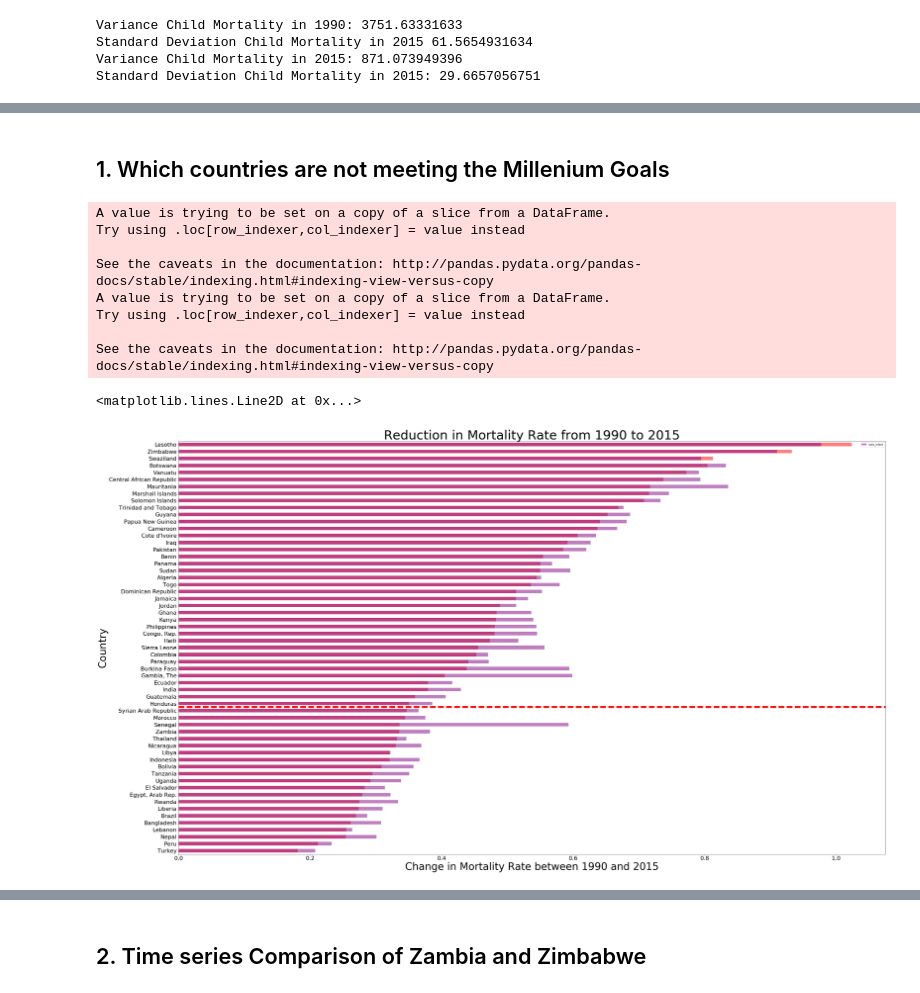
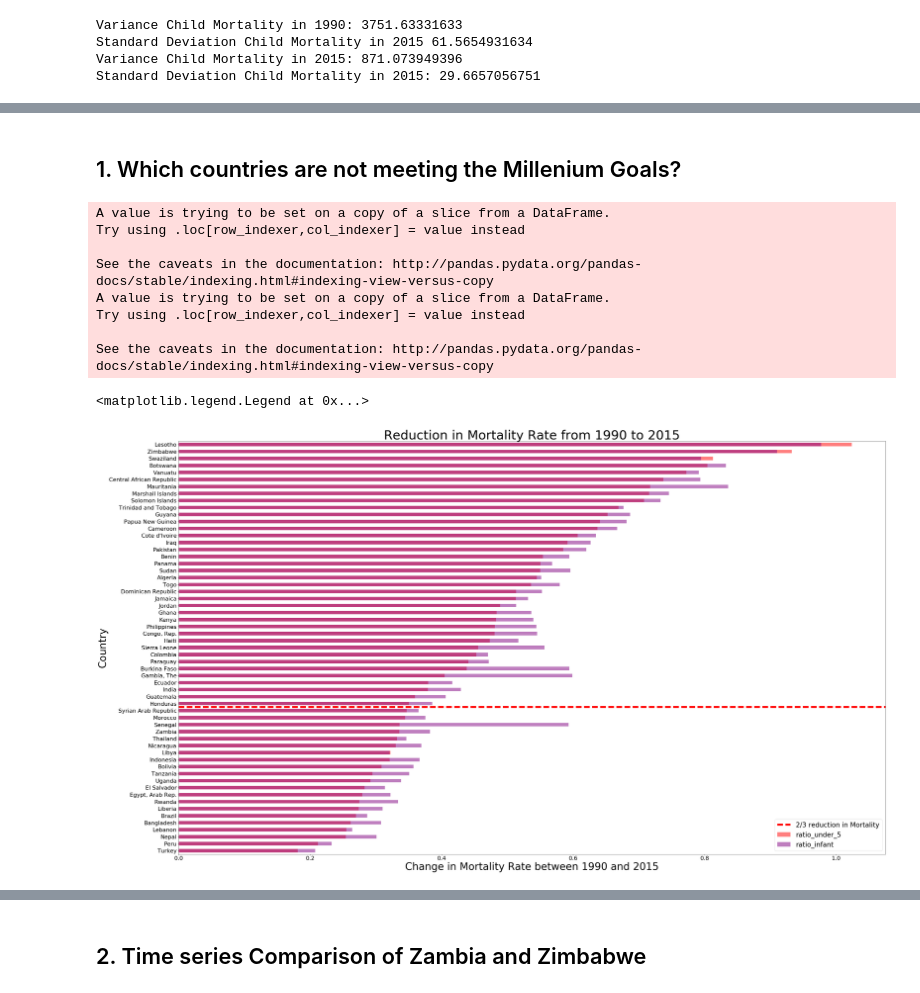
Before and after one commit to spaceport729/thinkful, a Jupyter notebook: Capstone_Project.ipynb, the cells around one changed output, grey strips where cells are left out. Saved outputs shown, nothing was run; the diff lists cells and outputs as text; code cells hidden in the pictures.

```diff
--- a/Capstone_Project.ipynb
+++ b/Capstone_Project.ipynb
@@ -177,5 +182,5 @@ plt.yticks(fontsize=26)
 # %% [markdown]
-## 1. Which countries are not meeting the Millenium Goals
+## 1. Which countries are not meeting the Millenium Goals?
 # %%
 #Removing countries that had low under_5 and infant mortality in 1990
 df_high_mortality = df_mortality.ix[lambda df_mortality: df_mortality['1990']  > 25]
@@ -183,37 +188,35 @@ df_high_infant_mortality = df_high_mortality.ix[lambda df_high_mortality: df_hig
 df_high_under_5_mortality = df_high_mortality.ix[lambda df_high_mortality: df_high_mortality['Indicator Name'] == 'Mortality rate, under-5 (per 1,000)',:]
 
 df_high_infant_mortality['ratio_infant'] = [x/y for x,y in zip(df_high_infant_mortality['2015'], df_high_infant_mortality['1990'])]
 df_high_under_5_mortality['ratio_under_5'] = [x/y for x,y in zip(df_high_under_5_mortality['2015'], df_high_under_5_mortality['1990'])]
 
 
 #Calculate the reduced mortality between 1990 and 2015
-#df_high_mortality['ratio'] = df_high_mortality['2015'] / df_high_mortality['1990']
-#df_high_infant_mortality['ratio2'] = df_high_infant_mortality['2015'] / df_high_infant_mortality['1990']
 df_high_infant_mortality.index = df_high_infant_mortality['Country Name']
 df_high_under_5_mortality.index = df_high_under_5_mortality['Country Name']
-
 df_combined_result = pd.concat([df_high_infant_mortality['Country Name'], df_high_infant_mortality[
     'ratio_infant'],df_high_under_5_mortality['ratio_under_5']], axis=1, join_axes=[df_high_infant_mortality.index])
-
 
 #Sort by ratio value
 df_sorted_mort = df_combined_result.sort(['ratio_under_5'], ascending=[1])
 df_sorted_mort.index = df_sorted_mort['Country Name']
 
+#Plot stacked bar chart for infant and under 5 mortality
 ax = df_sorted_mort['ratio_under_5'].plot(kind='barh', color='red', alpha=0.5)
 ax2 = df_sorted_mort['ratio_infant'].plot(kind='barh',figsize=(50, 30), legend=True, fontsize=22, color='purple', alpha =0.5, stacked='True')
 ax.set_title("Reduction in Mortality Rate from 1990 to 2015", fontsize=50)
 ax.set_ylabel("Country", fontsize=40)
 ax.set_xlabel("Change in Mortality Rate between 1990 and 2015", fontsize=40)
-plt.axhline(y=20.5, linewidth=8, linestyle='dashed',color = 'r')
+plt.axhline(y=20.5, linewidth=8, linestyle='dashed',color = 'r', label='2/3 reduction in Mortality')
+plt.legend(fontsize=26,loc=4)
 # %% [output]
 A value is trying to be set on a copy of a slice from a DataFrame.
 Try using .loc[row_indexer,col_indexer] = value instead
 
 See the caveats in the documentation: http://pandas.pydata.org/pandas-docs/stable/indexing.html#indexing-view-versus-copy
 A value is trying to be set on a copy of a slice from a DataFrame.
 Try using .loc[row_indexer,col_indexer] = value instead
 
 See the caveats in the documentation: http://pandas.pydata.org/pandas-docs/stable/indexing.html#indexing-view-versus-copy
-<matplotlib.lines.Line2D at 0x...>
+<matplotlib.legend.Legend at 0x...>
-[figure, old version]
+[figure, new version]
```
Also changed, not shown: parts of 15 cells of this notebook.
